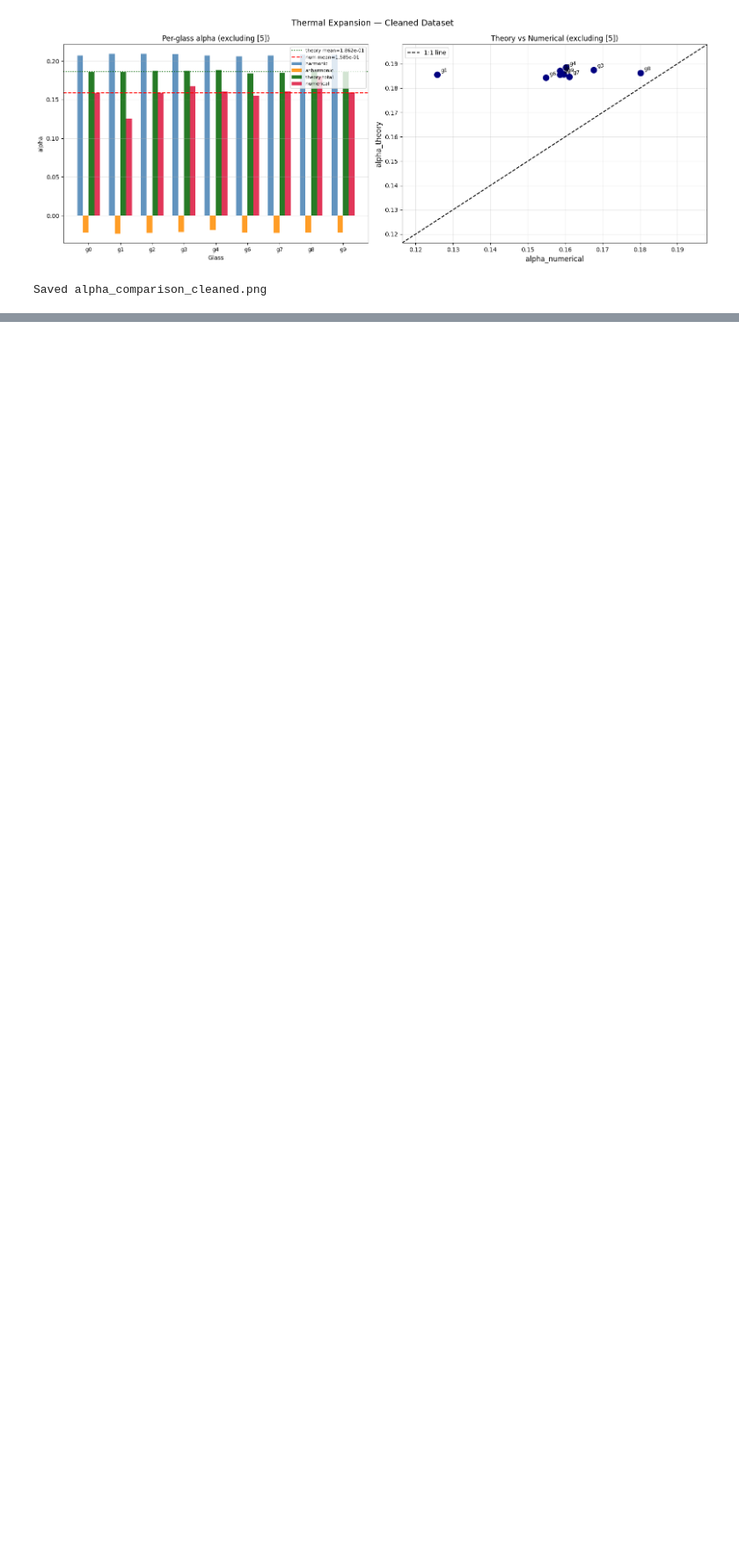
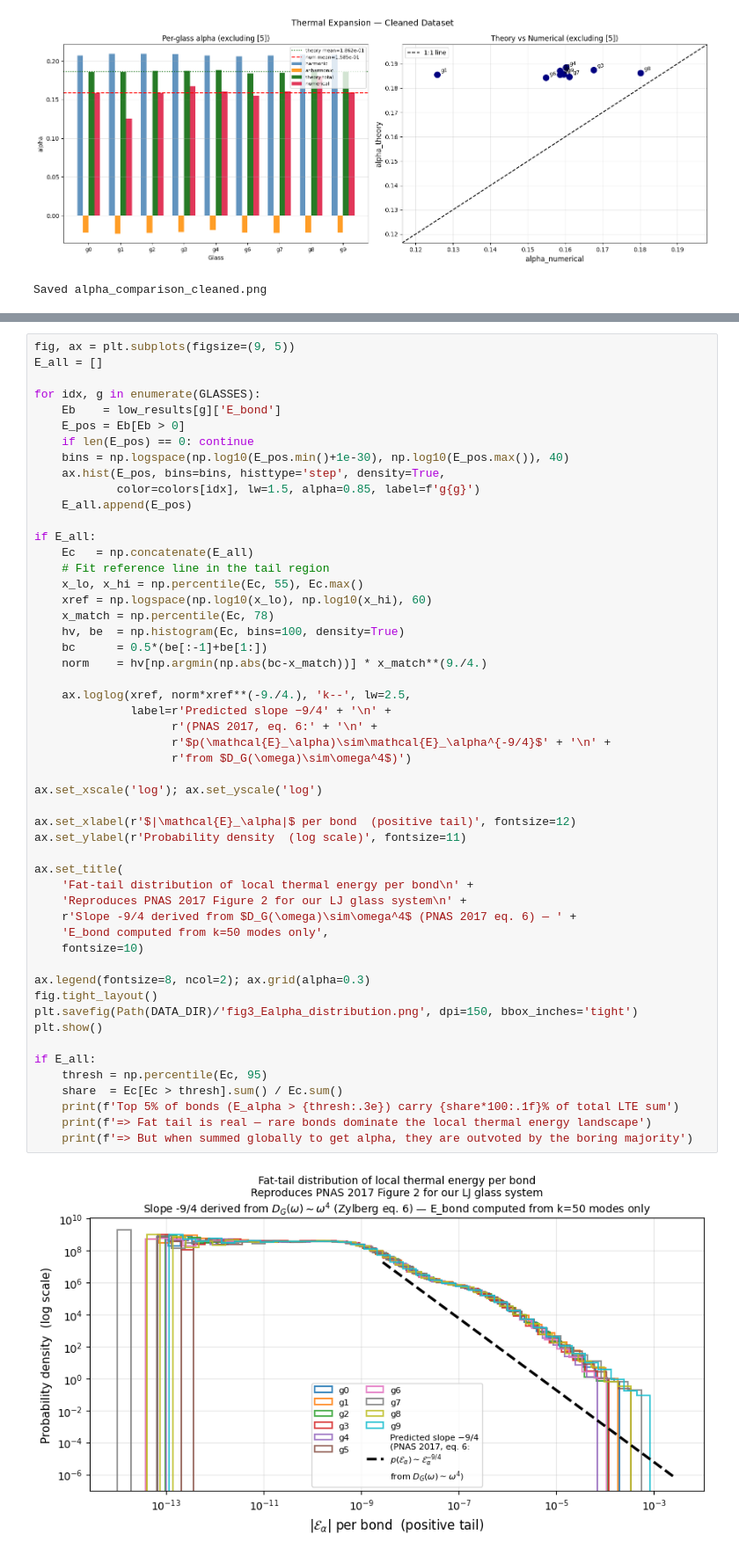
Before and after one commit to sangam28si24/glass_simulations_thermal_expansivity, a Jupyter notebook: LJ_glass/thermal_expansion_lj.ipynb, the cells around one changed output, grey strips where cells are left out. Shown at 88% size. Cells and saved outputs as stored; diff of their text form; blank space fills up the shorter version.

```diff
--- a/LJ_glass/thermal_expansion_lj.ipynb
+++ b/LJ_glass/thermal_expansion_lj.ipynb
@@ -815,0 +1237,54 @@ glass_9    +1.595863e-01      +1.857108e-01      0.8593
+# %%
+fig, ax = plt.subplots(figsize=(9, 5))
+E_all = []
+
+for idx, g in enumerate(GLASSES):
+    Eb    = low_results[g]['E_bond']
+    E_pos = Eb[Eb > 0]
+    if len(E_pos) == 0: continue
+    bins = np.logspace(np.log10(E_pos.min()+1e-30), np.log10(E_pos.max()), 40)
+    ax.hist(E_pos, bins=bins, histtype='step', density=True,
+            color=colors[idx], lw=1.5, alpha=0.85, label=f'g{g}')
+    E_all.append(E_pos)
+
+if E_all:
+    Ec   = np.concatenate(E_all)
+    # Fit reference line in the tail region
+    x_lo, x_hi = np.percentile(Ec, 55), Ec.max()
+    xref = np.logspace(np.log10(x_lo), np.log10(x_hi), 60)
+    x_match = np.percentile(Ec, 78)
+    hv, be  = np.histogram(Ec, bins=100, density=True)
+    bc      = 0.5*(be[:-1]+be[1:])
+    norm    = hv[np.argmin(np.abs(bc-x_match))] * x_match**(9./4.)
+
+    ax.loglog(xref, norm*xref**(-9./4.), 'k--', lw=2.5,
+              label=r'Predicted slope −9/4' + '\n' +
+                    r'(PNAS 2017, eq. 6:' + '\n' +
+                    r'$p(\mathcal{E}_\alpha)\sim\mathcal{E}_\alpha^{-9/4}$' + '\n' +
+                    r'from $D_G(\omega)\sim\omega^4$)')
+
+ax.set_xscale('log'); ax.set_yscale('log')
+
+ax.set_xlabel(r'$|\mathcal{E}_\alpha|$ per bond  (positive tail)', fontsize=12)
+ax.set_ylabel(r'Probability density  (log scale)', fontsize=11)
+
+ax.set_title(
+    'Fat-tail distribution of local thermal energy per bond\n' +
+    'Reproduces PNAS 2017 Figure 2 for our LJ glass system\n' +
+    r'Slope -9/4 derived from $D_G(\omega)\sim\omega^4$ (PNAS 2017 eq. 6) — ' +
+    'E_bond computed from k=50 modes only',
+    fontsize=10)
+
+ax.legend(fontsize=8, ncol=2); ax.grid(alpha=0.3)
+fig.tight_layout()
+plt.savefig(Path(DATA_DIR)/'fig3_Ealpha_distribution.png', dpi=150, bbox_inches='tight')
+plt.show()
+
+if E_all:
+    thresh = np.percentile(Ec, 95)
+    share  = Ec[Ec > thresh].sum() / Ec.sum()
+    print(f'Top 5% of bonds (E_alpha > {thresh:.3e}) carry {share*100:.1f}% of total LTE sum')
+    print(f'=> Fat tail is real — rare bonds dominate the local thermal energy landscape')
+    print(f'=> But when summed globally to get alpha, they are outvoted by the boring majority')
+# %% [output]
+[figure, added]
```
Also changed, not shown: parts of 40 cells of this notebook, 9 other files.
